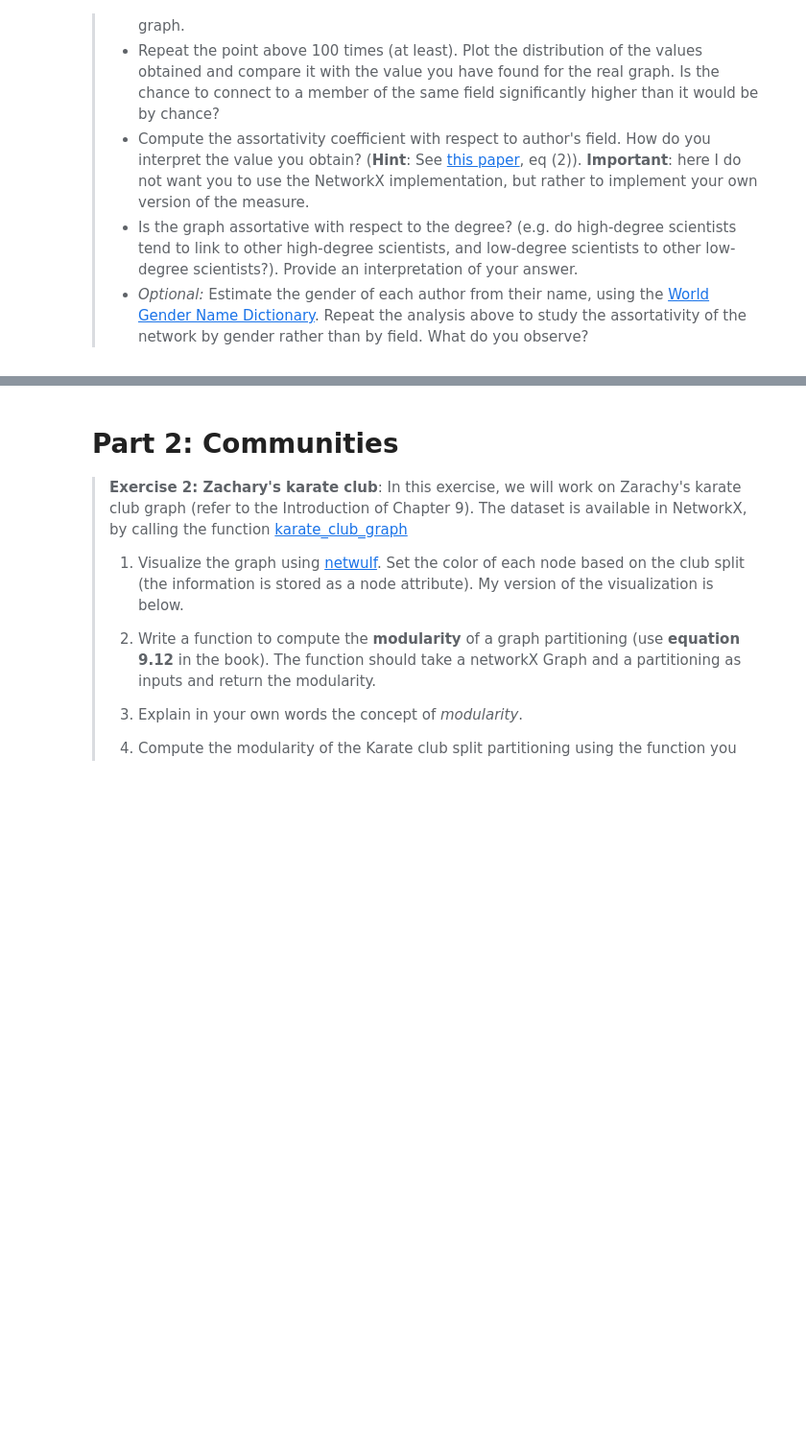
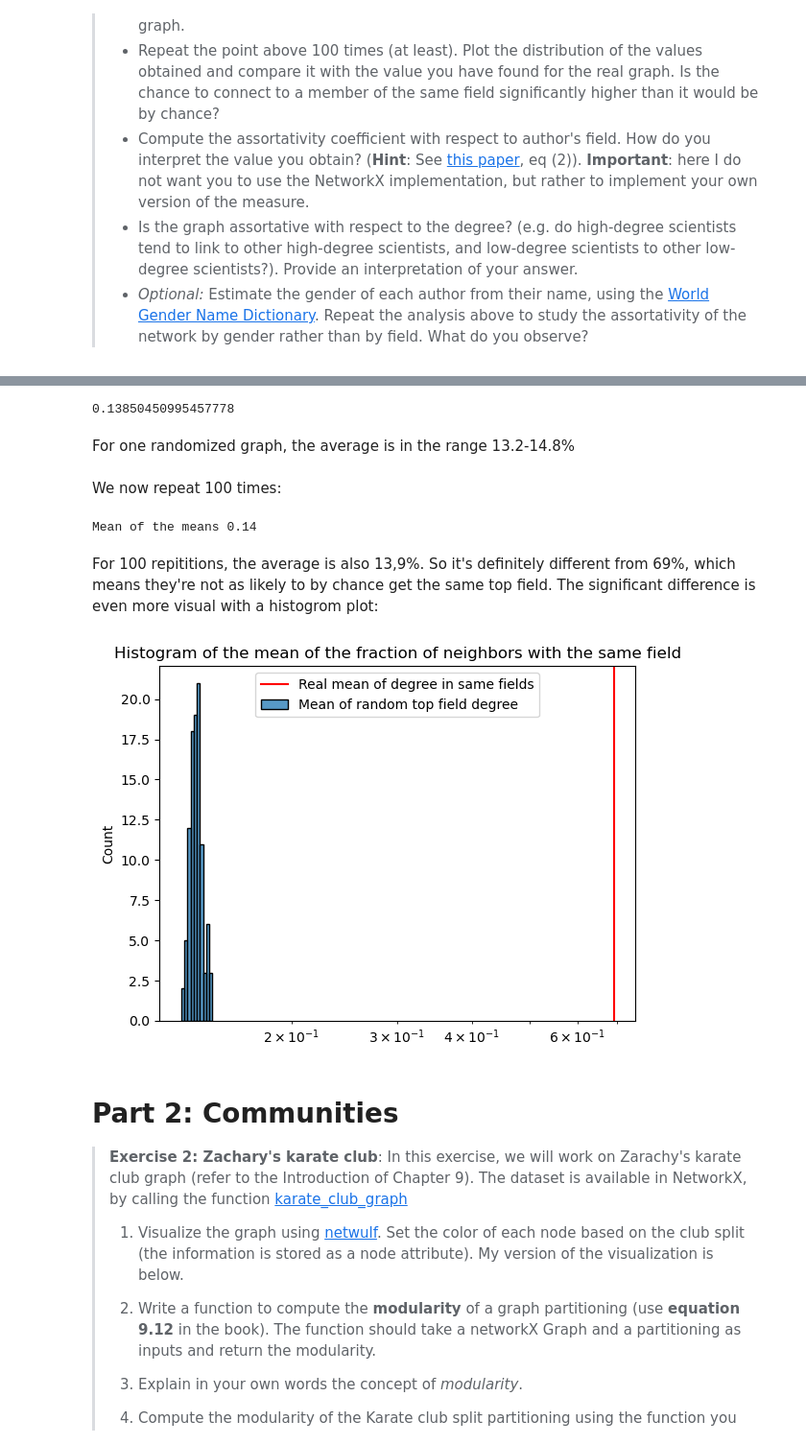
Before and after one commit to radziko/CompSocSci, a Jupyter notebook: Assignment2.ipynb, the cells around one changed output, grey strips where cells are left out. Shown at 96% size. Cells and saved outputs as stored; diff of their text form; code cells hidden in the pictures; blank space fills up the shorter version.

```diff
--- a/Assignment2.ipynb
+++ b/Assignment2.ipynb
@@ -28,0 +84,8 @@ Let's dig in and try to understand more about the network of Computational Socia
+# %%
+fracs = []
+for node in G.nodes:
+    c = 0
+    for neighbor in G.neighbors(node):
+        if fields[neighbor] == fields[node]:
+            c += 1
+    fracs.append(c/G.degree(node))
@@ -28,0 +94,3 @@ Let's dig in and try to understand more about the network of Computational Socia
+# %%
+mean_fracs = np.mean(fracs)
+print(f'{mean_fracs:.2f}', 'is the mean fraction of neighbors with the same field.')
@@ -28,0 +104,15 @@ Let's dig in and try to understand more about the network of Computational Socia
+# %%
+# Function to replace the field attribute of nodes with a random field and return the mean fraction of neighbors with the same field.
+def random_field(G):
+    fields = nx.get_node_attributes(G, 'field')
+    for key in fields.keys():
+        fields[key] = random.choice(list(fields.values()))
+
+    fracs = []
+    for node in G.nodes:
+        c = 0
+        for neighbor in G.neighbors(node):
+            if fields[neighbor] == fields[node] and fields[neighbor]:
+                c += 1
+        fracs.append(c/G.degree(node))
+    return np.mean(fracs)
@@ -29,3 +121,29 @@ Let's dig in and try to understand more about the network of Computational Socia
+# %%
+random_field(G)
+# %% [output]
+0.13850450995457778
+# %% [markdown]
+For one randomized graph, the average is in the range 13.2-14.8%
+# %% [markdown]
+We now repeat 100 times:
+# %%
+list_of_fracs = [random_field(G) for _ in range(100)]
+
+print(f'Mean of the means {np.mean(list_of_fracs):.2f}')
+# %% [output]
+Mean of the means 0.14
+# %% [markdown]
+For 100 repititions, the average is also 13,9%.
+So it's definitely different from 69%, which means they're not as likely to by chance get the same top field.
+The significant difference is even more visual with a histogrom plot:
+# %%
+sns.histplot(list_of_fracs,log_scale=True, label='Mean of random top field degree')
+plt.axvline(mean_fracs, c='red', label='Real mean of degree in same fields')
+plt.title('Histogram of the mean of the fraction of neighbors with the same field')
+plt.legend(loc=9)
+plt.show()
+# %% [output]
+[figure, added]
 # %% [markdown]
 # Part 2: Communities
 
```
Also changed, not shown: parts of 76 cells of this notebook, 1 other file.
